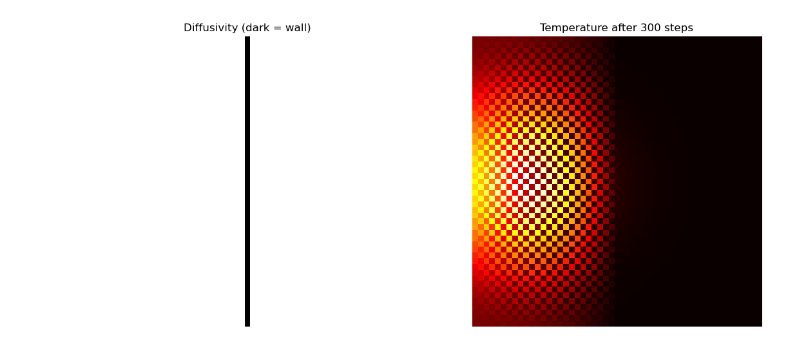
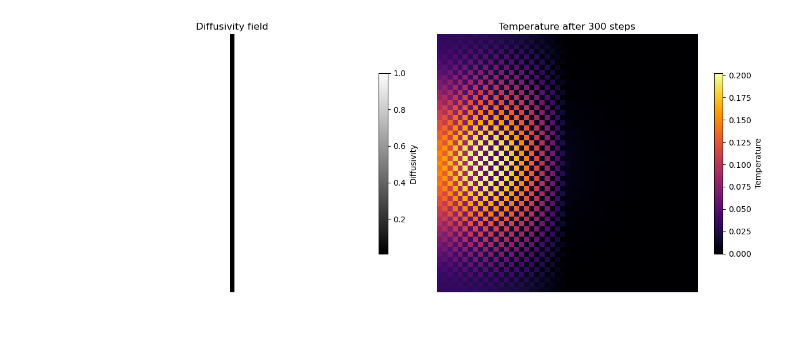
Before and after one commit to makepath/xarray-spatial, a Jupyter notebook: examples/user_guide/16_Diffusion.ipynb, the cells around one changed output. Saved outputs shown, nothing was run; the diff lists cells and outputs as text; code cells hidden in the pictures.

```diff
--- a/examples/user_guide/16_Diffusion.ipynb
+++ b/examples/user_guide/16_Diffusion.ipynb
@@ -80,27 +100,29 @@ You can pass a DataArray for `diffusivity` to model materials with different the
 # %%
 shape = (51, 51)
 data = np.zeros(shape)
-data[25, 10] = 100.0  # heat source on the left
+data[25, 10] = 100.0  # heat source on the left side
 
-# Diffusivity field: mostly 1.0, with a vertical wall of low diffusivity
+# Diffusivity: uniform 1.0 except a thin vertical wall
 alpha = np.ones(shape)
-alpha[:, 25] = 0.01  # thin wall in the middle
+alpha[:, 25] = 0.01
 
 field = xr.DataArray(data, dims=['y', 'x'], attrs={'res': (1.0, 1.0)})
 alpha_da = xr.DataArray(alpha, dims=['y', 'x'], attrs={'res': (1.0, 1.0)})
 
 result = diffuse(field, diffusivity=alpha_da, steps=300, boundary='nearest')
 
 fig, axes = plt.subplots(1, 2, figsize=(12, 5))
-axes[0].imshow(alpha, cmap='gray')
-axes[0].set_title('Diffusivity (dark = wall)')
-axes[0].axis('off')
 
-axes[1].imshow(result.values, cmap='hot', vmin=0)
-axes[1].set_title('Temperature after 300 steps')
-axes[1].axis('off')
+alpha_da.plot.imshow(ax=axes[0], cmap='gray', add_colorbar=True,
+                     cbar_kwargs={'label': 'Diffusivity', 'shrink': 0.7})
+axes[0].set_title('Diffusivity field', fontsize=12)
+axes[0].set_axis_off()
+
+result.plot.imshow(ax=axes[1], cmap='inferno', vmin=0, add_colorbar=True,
+                   cbar_kwargs={'label': 'Temperature', 'shrink': 0.7})
+axes[1].set_title('Temperature after 300 steps', fontsize=12)
+axes[1].set_axis_off()
 
 plt.tight_layout()
-plt.show()
 # %% [output]
-[figure, old version]
+[figure, new version]
```
Also changed, not shown: parts of 22 cells of this notebook, 1 other file.
